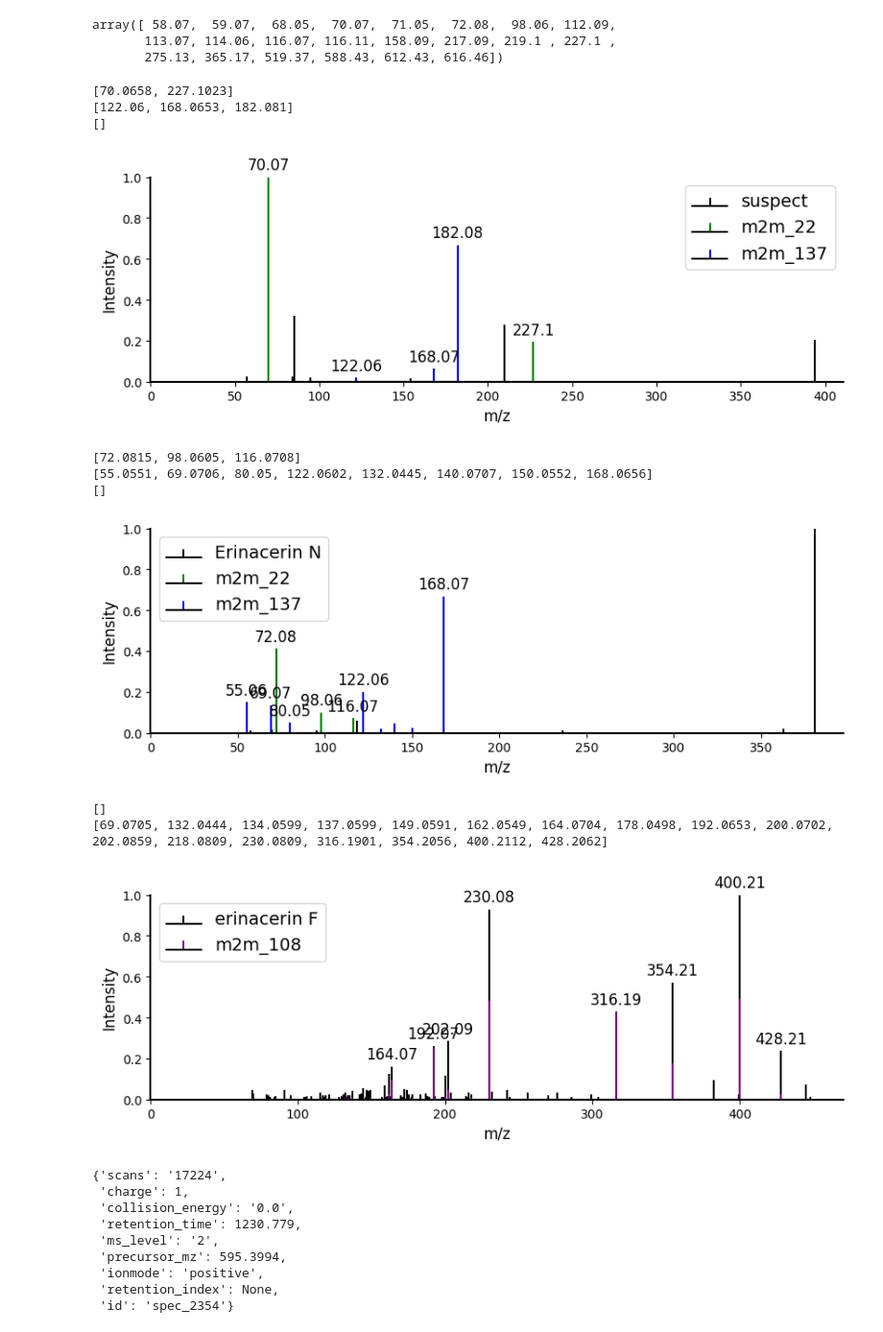
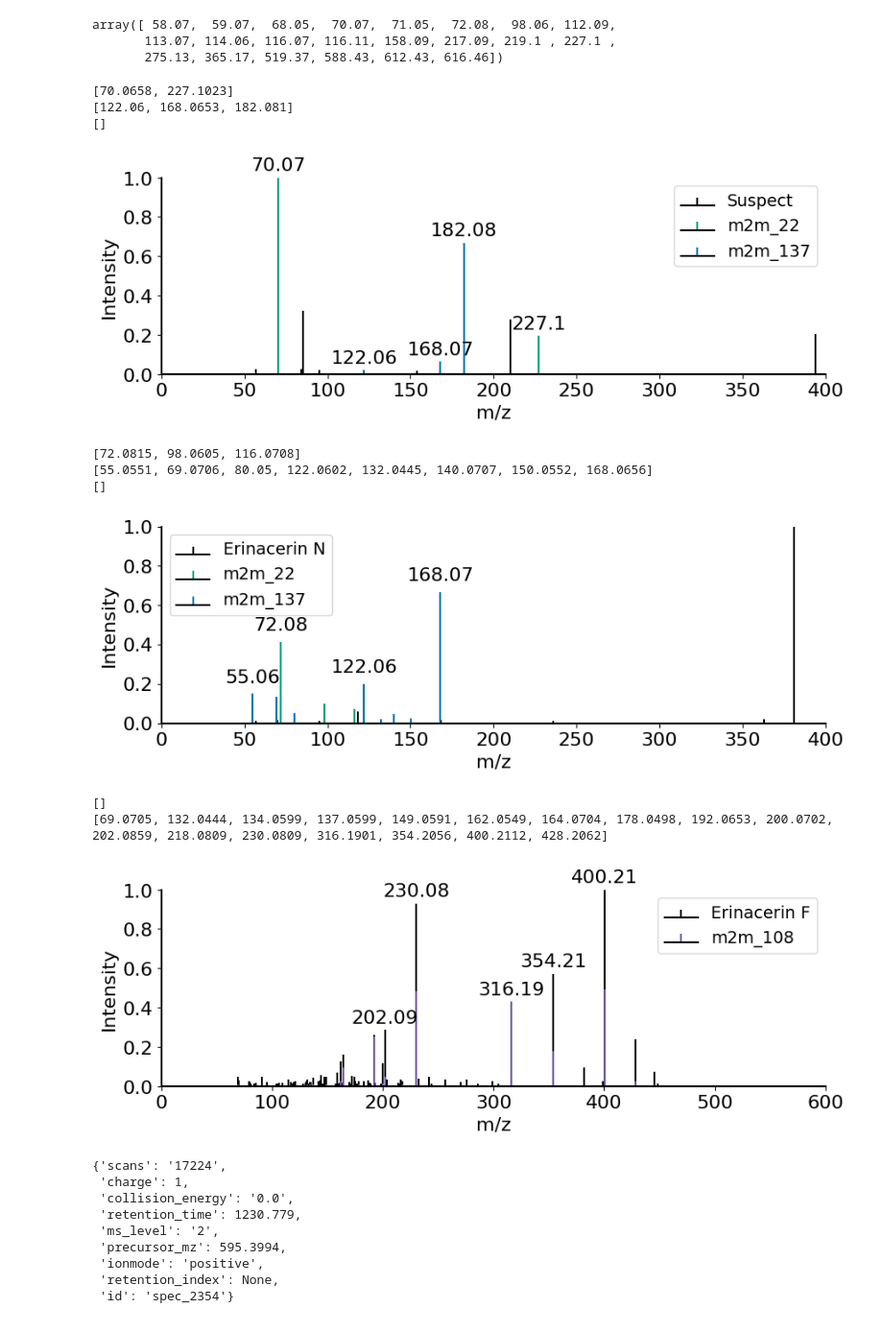
Before and after one commit to vdhooftcompmet/MS2LDA, a Jupyter notebook: notebooks/Paper_results/CaseStudy_Mushrooms_analysis.ipynb, the cells around one changed output. Shown at 96% size. Cells and saved outputs as stored; diff of their text form; code cells hidden in the pictures.

```diff
--- a/notebooks/Paper_results/CaseStudy_Mushrooms_analysis.ipynb
+++ b/notebooks/Paper_results/CaseStudy_Mushrooms_analysis.ipynb
@@ -284,14 +265,14 @@ green_frags, green_intens, blue_frags, blue_intens, zebra_frags, zebra_intens, l
 # Create plot
 fig = plt.figure(figsize=(10, 6), facecolor='none', edgecolor='none')
 ax1 = fig.add_subplot(2, 1, 2)
-suspect = ax1.stem(mass_to_charge, intensities, basefmt="k-", markerfmt="", linefmt="black", label="suspect")
+suspect = ax1.stem(mass_to_charge, intensities, basefmt="k-", markerfmt="", linefmt="black", label="Suspect")
 # Plot normal lines for motif1 and motif2
 if green_frags:
-    one = ax1.stem(green_frags, green_intens, basefmt="k-", markerfmt="", linefmt="green", label="m2m_22")
+    one = ax1.stem(green_frags, green_intens, basefmt="k-", markerfmt="", linefmt="#009e73", label="m2m_22")
 if blue_frags:
-    two = ax1.stem(blue_frags, blue_intens, basefmt="k-", markerfmt="", linefmt="blue", label="m2m_137")
+    two = ax1.stem(blue_frags, blue_intens, basefmt="k-", markerfmt="", linefmt="#0072b2", label="m2m_137")
 else:
-    two = ax1.stem([0],[0], basefmt="k-", markerfmt="", linefmt="blue", label="m2m_137")
+    two = ax1.stem([0],[0], basefmt="k-", markerfmt="", linefmt="#0072b2", label="m2m_137")
 # Plot overlapping fragments with proportional scaling
 if zebra_frags:
     for frag in zebra_frags:
@@ -306,7 +287,7 @@ if zebra_frags:
             norm_intensity_m2 = norm_motif2_intensities[idx_m2[0]]
             intensity_suspect = intensities[mass_to_charge.tolist().index(frag)]
             # Plot the overlapping fragments
-            plot_overlap(ax1, frag, intensity_suspect, norm_intensity_m1, norm_intensity_m2, colors=("green", "blue"))
+            plot_overlap(ax1, frag, intensity_suspect, norm_intensity_m1, norm_intensity_m2, colors=("#009e73", "#0072b2"))
 # Determine the top 7 fragments based on intensity
 top_fragments = sorted(
     [(frag, rounded_frag, intensities[mass_to_charge.tolist().index(frag)]) for frag, rounded_frag in labels.items()],
@@ -316,15 +297,15 @@ top_fragments = sorted(
 # Add labels for the top 7 fragments
 for frag, rounded_frag, intensity in top_fragments:
     if round(frag, 2) == 213.16:
-         ax1.text(frag, intensity + 0.04, f"{rounded_frag}", ha='center', va='bottom', fontsize=12)
+         ax1.text(frag, intensity + 0.04, f"{rounded_frag}", ha='center', va='bottom', fontsize=16)
     else:
-        ax1.text(frag, intensity + 0.02, f"{rounded_frag}", ha='center', va='bottom', fontsize=12)
+        ax1.text(frag, intensity + 0.02, f"{rounded_frag}", ha='center', va='bottom', fontsize=16)
 ax1.legend(handles=[suspect, one, two], fontsize=14)  # Adjust the size as needed
 # Customize plot appearance
 ax1.set_ylim(0, 1)
-ax1.set_xlim(0,)
-ax1.set_xlabel('m/z', fontsize=12)
-ax1.set_ylabel('Intensity', fontsize=12)
+ax1.set_xlim(0,400)
+ax1.set_xlabel('m/z', fontsize=16)
+ax1.set_ylabel('Intensity', fontsize=16)
 ax1.spines['right'].set_visible(False)
 ax1.spines['top'].set_visible(False)
 ax1.spines['left'].set_color('black')
@@ -333,13 +314,15 @@ ax1.spines['left'].set_linewidth(1.5)
 ax1.spines['bottom'].set_linewidth(1.5)
 # Show the plot
 plt.subplots_adjust(top=0.95)
+ax1.tick_params(axis='x', labelsize=16)  # Change font size of x-axis ticks
+ax1.tick_params(axis='y', labelsize=16)  #
 #plt.savefig("suspect_10396.png", dpi=600)
 plt.show()
 # %% [output]
 [70.0658, 227.1023]
 [122.06, 168.0653, 182.081]
 []
-[figure, old version]
+[figure, new version]
 # %%
 import matplotlib.pyplot as plt
 import numpy as np
@@ -385,11 +368,11 @@ ax1 = fig.add_subplot(2, 1, 2)
 suspect = ax1.stem(mass_to_charge, intensities, basefmt="k-", markerfmt="", linefmt="black", label="Erinacerin N")
 # Plot normal lines for motif1 and motif2
 if green_frags:
-    one = ax1.stem(green_frags, green_intens, basefmt="k-", markerfmt="", linefmt="green", label="m2m_22")
+    one = ax1.stem(green_frags, green_intens, basefmt="k-", markerfmt="", linefmt="#009e73", label="m2m_22")
 if blue_frags:
-    two = ax1.stem(blue_frags, blue_intens, basefmt="k-", markerfmt="", linefmt="blue", label="m2m_137")
+    two = ax1.stem(blue_frags, blue_intens, basefmt="k-", markerfmt="", linefmt="#0072b2", label="m2m_137")
 else:
-    two = ax1.stem([0],[0], basefmt="k-", markerfmt="", linefmt="blue", label="m2m_137")
+    two = ax1.stem([0],[0], basefmt="k-", markerfmt="", linefmt="#0072b2", label="m2m_137")
 # Plot overlapping fragments with proportional scaling
 if zebra_frags:
     for frag in zebra_frags:
@@ -404,25 +387,25 @@ if zebra_frags:
             norm_intensity_m2 = norm_motif2_intensities[idx_m2[0]]
             intensity_suspect = intensities[mass_to_charge.tolist().index(frag)]
             # Plot the overlapping fragments
-            plot_overlap(ax1, frag, intensity_suspect, norm_intensity_m1, norm_intensity_m2, colors=("green", "blue"))
+            plot_overlap(ax1, frag, intensity_suspect, norm_intensity_m1, norm_intensity_m2, colors=("#009e73", "#0072b2"))
 # Determine the top 7 fragments based on intensity
 top_fragments = sorted(
     [(frag, rounded_frag, intensities[mass_to_charge.tolist().index(frag)]) for frag, rounded_frag in labels.items()],
     key=lambda x: x[2],  # Sort by intensity
     reverse=True  # Descending order
-)[:8]  # Take the top 7
+)[:4]  # Take the top 7
 # Add labels for the top 7 fragments
 for frag, rounded_frag, intensity in top_fragments:
     if round(frag, 2) == 213.16:
-         ax1.text(frag, intensity + 0.04, f"{rounded_frag}", ha='center', va='bottom', fontsize=12)
+         ax1.text(frag, intensity + 0.04, f"{rounded_frag}", ha='center', va='bottom', fontsize=16)
     else:
-        ax1.text(frag, intensity + 0.02, f"{rounded_frag}", ha='center', va='bottom', fontsize=12)
+        ax1.text(frag, intensity + 0.04, f"{rounded_frag}", ha='center', va='bottom', fontsize=16)
 ax1.legend(handles=[suspect, one, two], fontsize=14)  # Adjust the size as needed
 # Customize plot appearance
 ax1.set_ylim(0, 1)
-ax1.set_xlim(0,)
-ax1.set_xlabel('m/z', fontsize=12)
-ax1.set_ylabel('Intensity', fontsize=12)
+ax1.set_xlim(0,400)
+ax1.set_xlabel('m/z', fontsize=16)
+ax1.set_ylabel('Intensity', fontsize=16)
 ax1.spines['right'].set_visible(False)
 ax1.spines['top'].set_visible(False)
 ax1.spines['left'].set_color('black')
@@ -431,13 +414,15 @@ ax1.spines['left'].set_linewidth(1.5)
 ax1.spines['bottom'].set_linewidth(1.5)
 # Show the plot
 plt.subplots_adjust(top=0.95)
+ax1.tick_params(axis='x', labelsize=16)  # Change font size of x-axis ticks
+ax1.tick_params(axis='y', labelsize=16)  #
 #plt.savefig("suspect_10396.png", dpi=600)
 plt.show()
 # %% [output]
 [72.0815, 98.0605, 116.0708]
 [55.0551, 69.0706, 80.05, 122.0602, 132.0445, 140.0707, 150.0552, 168.0656]
 []
-[figure, old version]
+[figure, new version]
 # %%
 def check_overlap_1motif(spec, intensities, motif1):
     zebra_frags = []  # To store fragments for zebra coloring
@@ -493,13 +478,13 @@ fig = plt.figure(figsize=(10, 6), facecolor='none', edgecolor='none')
 ax1 = fig.add_subplot(2, 1, 1)
 
 # Plot suspect spectrum
-suspect = ax1.stem(mass_to_charge, intensities, basefmt="k-", markerfmt="", linefmt="black", label="erinacerin F")
+suspect = ax1.stem(mass_to_charge, intensities, basefmt="k-", markerfmt="", linefmt="black", label="Erinacerin F")
 
 # Plot green fragments (motif1)
 if green_frags:
     one = ax1.stem(green_frags, green_intens, basefmt="k-", markerfmt="", linefmt="purple", label="m2m_108")
 else:
-    one = ax1.stem([0], [0], basefmt="k-", markerfmt="", linefmt="purple", label="m2m_108")
+    one = ax1.stem([0], [0], basefmt="k-", markerfmt="", linefmt="#6A51A3", label="m2m_108")
 
 # Plot overlapping fragments with proportional scaling (zebra fragments for motif1 only)
 if zebra_frags:
@@ -510,40 +495,42 @@ if zebra_frags:
         if idx_m1.size > 0:
             norm_intensity_m1 = norm_motif1_intensities[idx_m1[0]]
             intensity_suspect = intensities[mass_to_charge.tolist().index(frag)]
-            plot_overlap(ax1, frag, intensity_suspect, norm_intensity_m1, color="purple")
+            plot_overlap(ax1, frag, intensity_suspect, norm_intensity_m1, color="#6A51A3")
 
 # Determine the top 7 fragments based on intensity
 top_fragments = sorted(
     [(frag, rounded_frag, intensities[mass_to_charge.tolist().index(frag)]) for frag, rounded_frag in labels.items()],
     key=lambda x: x[2],  # Sort by intensity
     reverse=True  # Descending order
-)[:8]  # Take the top 7
+)[:5]  # Take the top 7
 
 # Add labels for the top 7 fragments
 for frag, rounded_frag, intensity in top_fragments:
-    ax1.text(frag, intensity + 0.02, f"{rounded_frag}", ha='center', va='bottom', fontsize=12)
+    ax1.text(frag, intensity + 0.02, f"{rounded_frag}", ha='center', va='bottom', fontsize=16)
 
 # Customize plot appearance
 ax1.legend(handles=[suspect, one], fontsize=14)  # Adjust the size as needed
 ax1.set_ylim(0, 1)
-ax1.set_xlim(0,)
-ax1.set_xlabel('m/z', fontsize=12)
-ax1.set_ylabel('Intensity', fontsize=12)
+ax1.set_xlim(0,600)
+ax1.set_xlabel('m/z', fontsize=16)
+ax1.set_ylabel('Intensity', fontsize=16)
 ax1.spines['right'].set_visible(False)
 ax1.spines['top'].set_visible(False)
 ax1.spines['left'].set_color('black')
 ax1.spines['bottom'].set_color('black')
 ax1.spines['left'].set_linewidth(1.5)
 ax1.spines['bottom'].set_linewidth(1.5)
 
 # Show the plot
 plt.subplots_adjust(top=0.95)
+ax1.tick_params(axis='x', labelsize=16)  # Change font size of x-axis ticks
+ax1.tick_params(axis='y', labelsize=16)
 # plt.savefig("suspect_10396.png", dpi=600)
 plt.show()
 # %% [output]
 []
 [69.0705, 132.0444, 134.0599, 137.0599, 149.0591, 162.0549, 164.0704, 178.0498, 192.0653, 200.0702, 202.0859, 218.0809, 230.0809, 316.1901, 354.2056, 400.2112, 428.2062]
-[figure, old version]
+[figure, new version]
 # %%
 cleaned_spectra[2354].metadata
 # %% [output]
```
Also changed, not shown: parts of 12 cells of this notebook.
